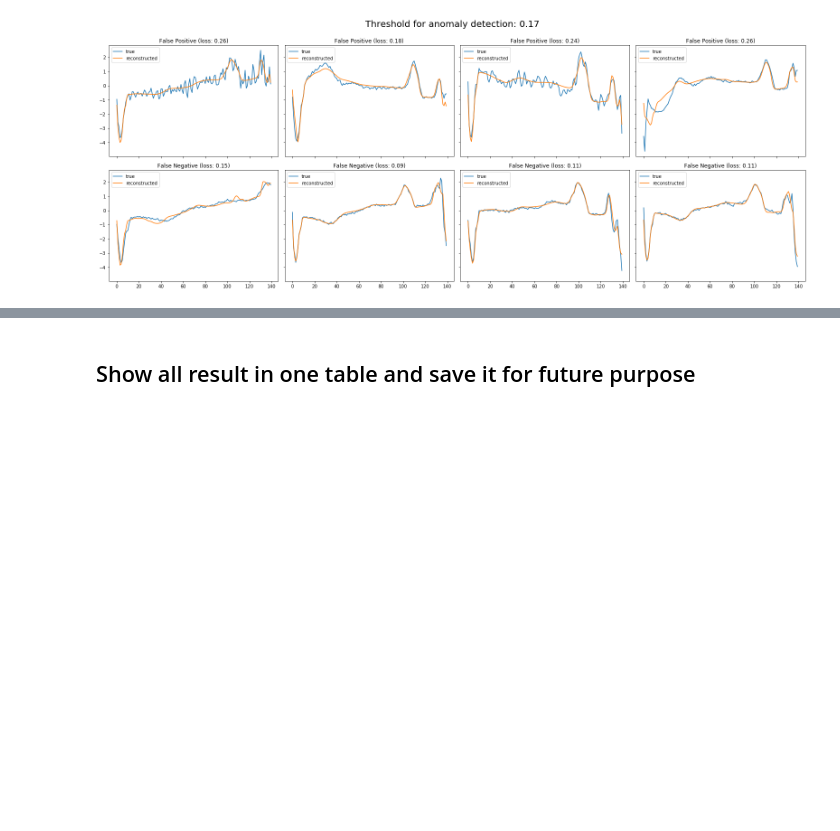
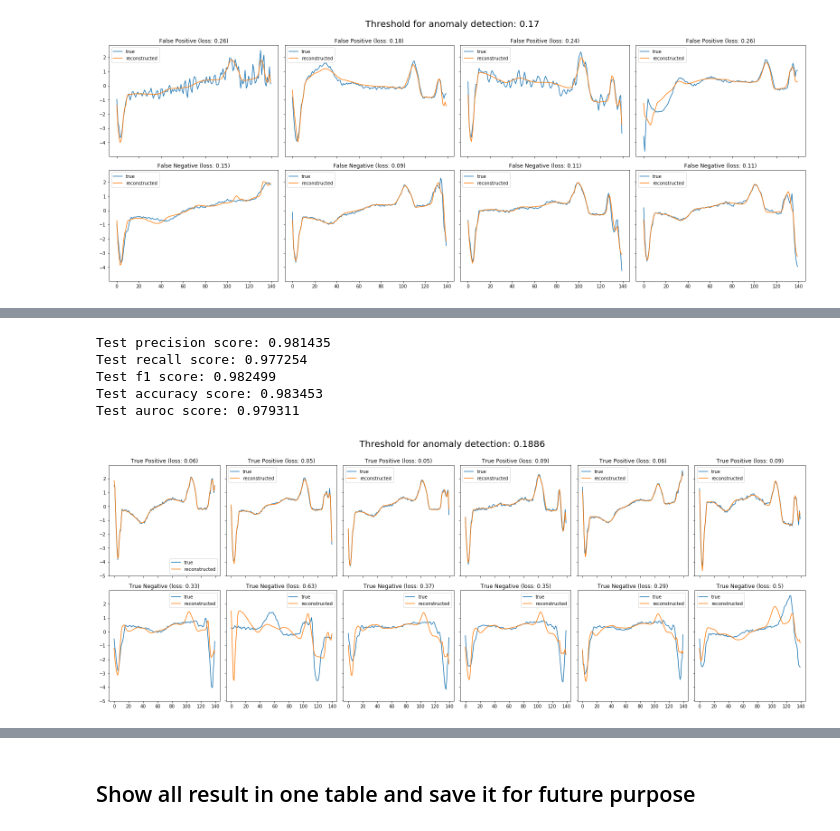
Before and after one commit to 1905046-NiazRahman/CSE472-Project, a Jupyter notebook: LSTM-Variation.ipynb, the cells around one changed output, grey strips where cells are left out. Cells and saved outputs as stored; diff of their text form; code cells hidden in the pictures; blank space fills up the shorter version.

```diff
--- a/LSTM-Variation.ipynb
+++ b/LSTM-Variation.ipynb
@@ -283,0 +316,5 @@ model.save('./models/Stacked_LSTM_AutoEncoder.h5')
+# %%
+# define percentile range for tesing threshold
+percentiles = range(90,100)
+
+threshold = select_threshold(train_loss, y_val, val_loss, percentiles)
@@ -283,0 +334,32 @@ model.save('./models/Stacked_LSTM_AutoEncoder.h5')
+# %%
+# predict test set classes based on test reconctrucion losses and selected threshold
+y_test_pred = [int(x < threshold) for x in test_loss]
+y_test_pred_proba = X_test_pred_proba
+# calculate and print predicion metrics
+test_accuracy, test_precision, test_recall, test_f1_score, test_auroc = calculate_prediction_metrics(y_test, y_test_pred,y_test_pred_proba, verbose=1)
+
+# add prediction metrics to place holder
+results.add_components('CNN LSTM AutoEncoder', X_test_pred, y_test_pred, test_accuracy, test_precision, test_recall, test_f1_score, test_auroc)
+# %% [output]
+Test precision score: 0.981435
+Test recall score: 0.977254
+Test f1 score: 0.982499
+Test accuracy score: 0.983453
+Test auroc score: 0.979311
+# %%
+# corrected classified normal and anomaly sequences
+X_test_normal = X_test_3d[(y_test==1)  & (np.array(y_test_pred)==1)]
+X_test_anomaly = X_test_3d[(y_test==0) & (np.array(y_test_pred)==0)]
+
+# print sequences
+plot_recontructions(model,
+                    X_test_normal,
+                    X_test_anomaly,
+                    threshold,
+                    'True Positive',
+                    'True Negative',
+                    nrows=2,
+                    ncols=6,
+                    figsize=(22, 8) )
+# %% [output]
+[figure, added]
```
Also changed, not shown: parts of 36 cells of this notebook, 1 other file.
